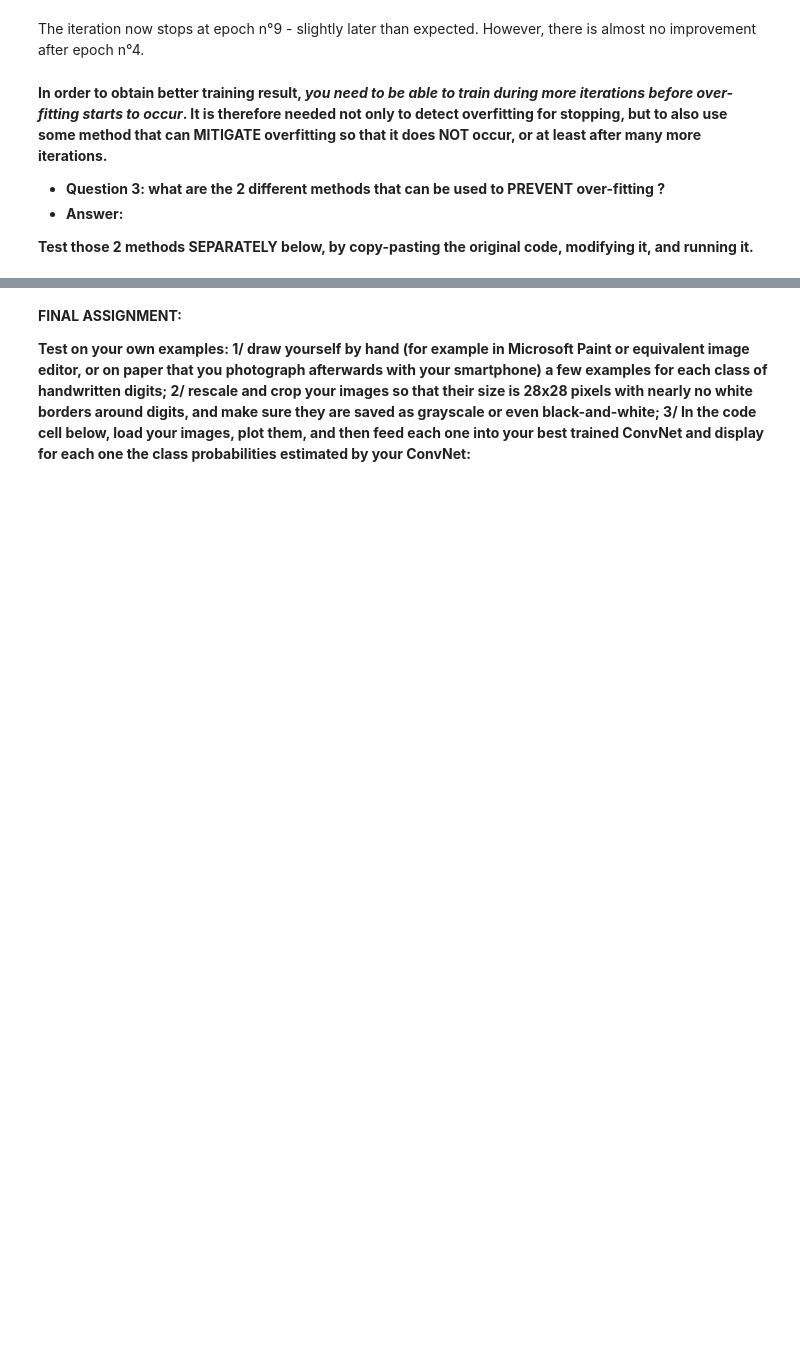
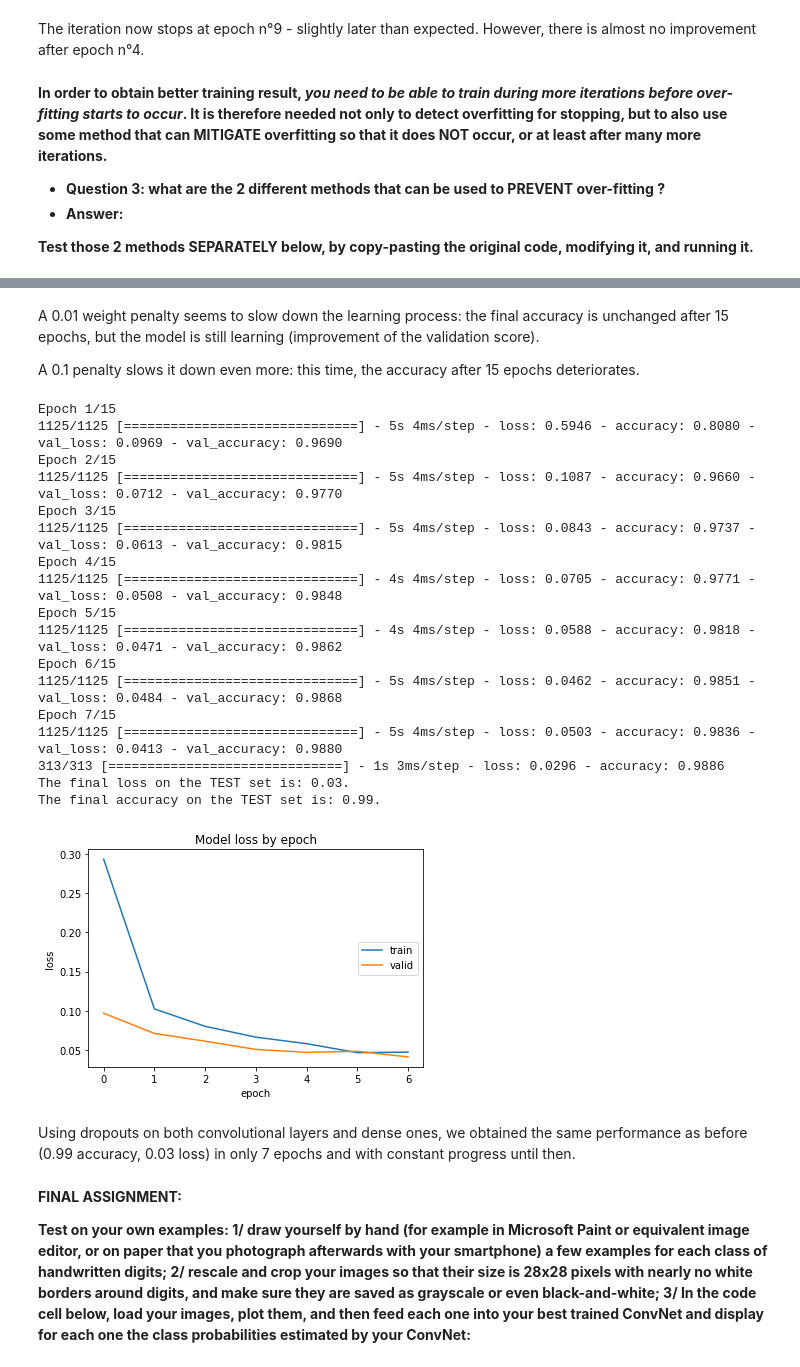
Before and after one commit to TruffO1998/lsml21, a Jupyter notebook: convnet_notebook.ipynb, the cells around one changed output, grey strips where cells are left out. Drawn from its saved outputs; the diff is of its cells as text; code cells hidden in the pictures; blank space fills up the shorter version.

```diff
--- a/convnet_notebook.ipynb
+++ b/convnet_notebook.ipynb
@@ -387,3 +450,77 @@ The two methods are regularization and
+# %% [markdown]
+A 0.01 weight penalty seems to slow down the learning process: the final accuracy is unchanged after 15 epochs, but the model is still learning (improvement of the validation score).
+
+A 0.1 penalty slows it down even more: this time, the accuracy after 15 epochs deteriorates.
+# %%
+weight_penalty=0
+drop_prob_1=0.15
+drop_prob_2=0.15
+
+#Test ConvNet overfitting prevention method #2
+model = Sequential()
+# Conv [8] -> Pool (with dropout on the pooling layer)
+model.add( Conv2D(conv_depth_1, (kernel_size,kernel_size), padding='same', activation='relu', data_format="channels_last", input_shape=( 28, 28, 1)) )
+model.add( MaxPooling2D(pool_size=(pool_size, pool_size)) )
+model.add( Dropout(drop_prob_1) )
+
+# Conv [16] -> Pool (with dropout on the pooling layer)
+model.add( Conv2D(conv_depth_2, (kernel_size,kernel_size), padding='same', activation='relu') )
+model.add( MaxPooling2D(pool_size=(pool_size, pool_size)) )
+model.add( Dropout(drop_prob_1) )
+
+# Now flatten to 1D, apply FC -> ReLU (with dropout) -> softmax
+model.add( Flatten() )
+model.add( Dense(hidden_size, activation='relu', kernel_regularizer=regularizers.l2(weight_penalty)) )
+model.add( Dropout(drop_prob_2) )
+model.add( Dense(num_classes, activation='softmax') )
+
+model.compile(loss='categorical_crossentropy', # using the cross-entropy loss function
+              optimizer='adam', # using the Adam optimiser
+              metrics=['accuracy']) # reporting the accuracy
+
+
+# Paste here code for training modified to enforce early-stopping, + visualize new training curves
+from tensorflow.keras import callbacks
+
+callback = callbacks.EarlyStopping(monitor='loss', patience=1)
+history = model.fit(X_train, Y_train, # Train the model using the training set...
+          batch_size=batch_size, epochs=num_epochs,
+          verbose=1, validation_split=0.4, callbacks=[callback]) # ...holding out 40% of the data for validation
+
+# --------------------------------------
+# Evaluation
+# --------------------------------------
+for loss_name, loss_value in list(zip(model.metrics_names, model.evaluate(X_test, Y_test, verbose=1))):
+    print('The final {} on the TEST set is: {:.2f}.'.format(loss_name, loss_value)) # Evaluate the trained model on the test set!
+
+plt.plot(history.history['loss'])
+plt.plot(history.history['val_loss'])
+plt.title('Model loss by epoch')
+plt.ylabel('loss')
+plt.xlabel('epoch')
+plt.legend(['train', 'valid'], loc='right')
+plt.show()
+# %% [output]
+Epoch 1/15
+1125/1125 [==============================] - 5s 4ms/step - loss: 0.5946 - accuracy: 0.8080 - val_loss: 0.0969 - val_accuracy: 0.9690
+Epoch 2/15
+1125/1125 [==============================] - 5s 4ms/step - loss: 0.1087 - accuracy: 0.9660 - val_loss: 0.0712 - val_accuracy: 0.9770
+Epoch 3/15
+1125/1125 [==============================] - 5s 4ms/step - loss: 0.0843 - accuracy: 0.9737 - val_loss: 0.0613 - val_accuracy: 0.9815
+Epoch 4/15
+1125/1125 [==============================] - 4s 4ms/step - loss: 0.0705 - accuracy: 0.9771 - val_loss: 0.0508 - val_accuracy: 0.9848
+Epoch 5/15
+1125/1125 [==============================] - 4s 4ms/step - loss: 0.0588 - accuracy: 0.9818 - val_loss: 0.0471 - val_accuracy: 0.9862
+Epoch 6/15
+1125/1125 [==============================] - 5s 4ms/step - loss: 0.0462 - accuracy: 0.9851 - val_loss: 0.0484 - val_accuracy: 0.9868
+Epoch 7/15
+1125/1125 [==============================] - 5s 4ms/step - loss: 0.0503 - accuracy: 0.9836 - val_loss: 0.0413 - val_accuracy: 0.9880
+313/313 [==============================] - 1s 3ms/step - loss: 0.0296 - accuracy: 0.9886
+The final loss on the TEST set is: 0.03.
+The final accuracy on the TEST set is: 0.99.
+[figure, added]
+# %% [markdown]
+Using dropouts on both convolutional layers and dense ones, we obtained the same performance as before (0.99 accuracy, 0.03 loss) in only 7 epochs and with constant progress until then.
 # %% [markdown]
 **FINAL ASSIGNMENT:**
 
```
Also changed, not shown: parts of 4 cells of this notebook.
